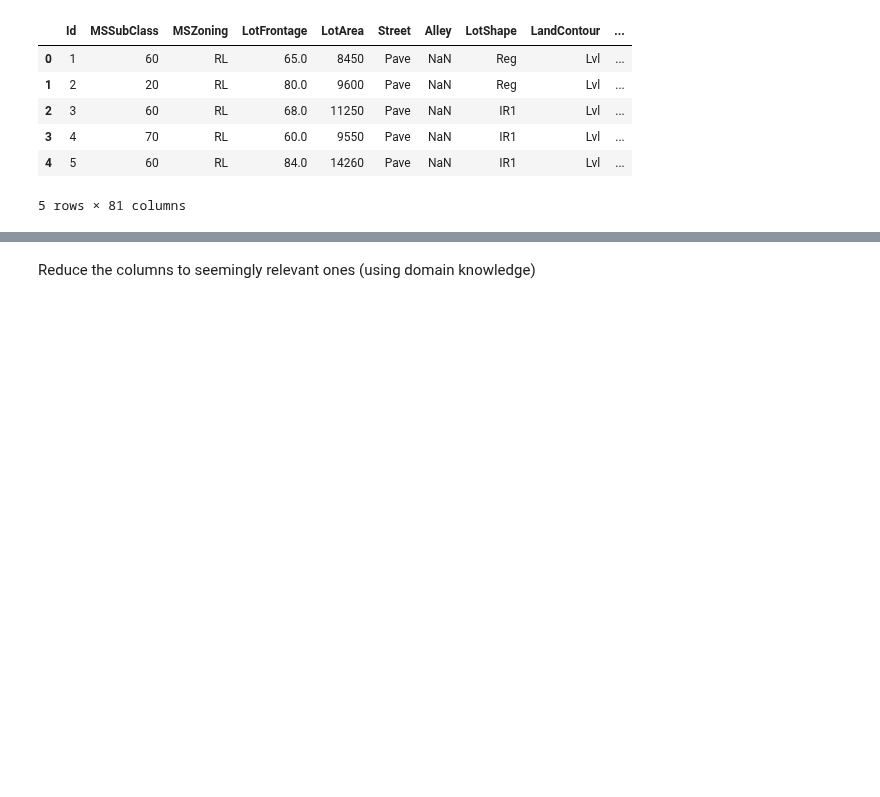
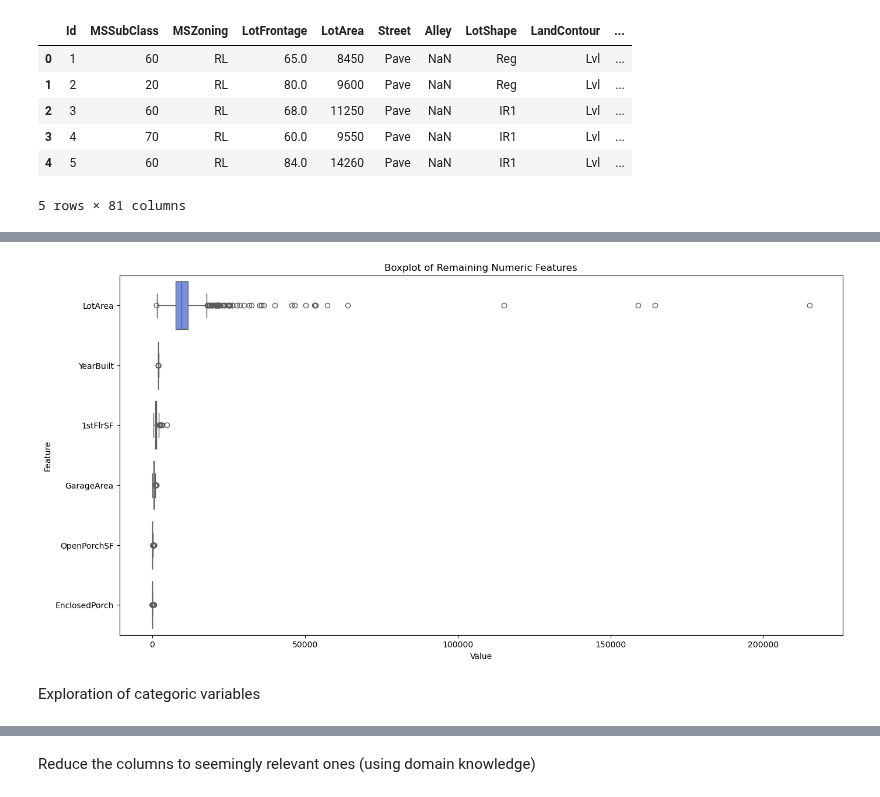
Before and after one commit to kellymegan/ASDA_2025_Group_2_Portfolio_, a Jupyter notebook: notebooks/week_09_group_2_notebook.ipynb, the cells around one changed output, grey strips where cells are left out. Saved outputs shown, nothing was run; the diff lists cells and outputs as text; code cells hidden in the pictures; blank space fills up the shorter version.

```diff
--- a/notebooks/week_09_group_2_notebook.ipynb
+++ b/notebooks/week_09_group_2_notebook.ipynb
@@ -38,0 +98,23 @@ data.head(5)
+# %%
+# Split features and target
+
+from sklearn.model_selection import train_test_split
+
+X = df.drop(columns='SalePrice')
+y = df['SalePrice']
+
+# Split into train/test sets
+
+X_train, X_test, y_train, y_test = train_test_split(
+    X,
+    y,
+    test_size=0.2,
+    random_state=42
+)
+
+# Reset indices
+
+X_train = X_train.reset_index(drop=True)
+X_test  = X_test.reset_index(drop=True)
+y_train = y_train.reset_index(drop=True)
+y_test  = y_test.reset_index(drop=True)
@@ -38,0 +135,21 @@ data.head(5)
+# %%
+# Drop multicollinear numeric columns
+
+drop_cols = ["YearRemodAdd", "YrSold", "KitchenAbvGr", "BedroomAbvGr", "FullBath", "2ndFlrSF", "TotalBsmtSF", "MiscVal", "LotFrontage", "MoSold", "MSSubClass", "OverallQual", "OverallCond", "TotRmsAbvGrd", "Fireplaces", "PoolArea"]
+
+X_train = X_train.drop(columns=drop_cols)
+X_test = X_test.drop(columns=drop_cols)
+num_cols = [col for col in num_cols if col in X_train.columns]
+# %%
+# Plot remaining numeric columns
+
+plt.figure(figsize=(16, 8))
+sns.boxplot(data=X_train[num_cols], orient="h", palette="coolwarm")
+plt.title("Boxplot of Remaining Numeric Features")
+plt.xlabel("Value")
+plt.ylabel("Feature")
+plt.show()
+# %% [output]
+[figure, added]
+# %% [markdown]
+Exploration of categoric variables
```
Also changed, not shown: parts of 37 cells of this notebook.
